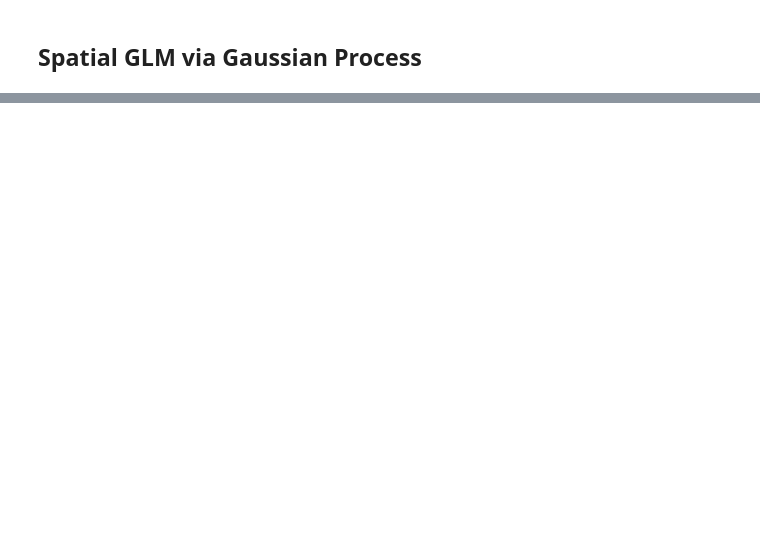
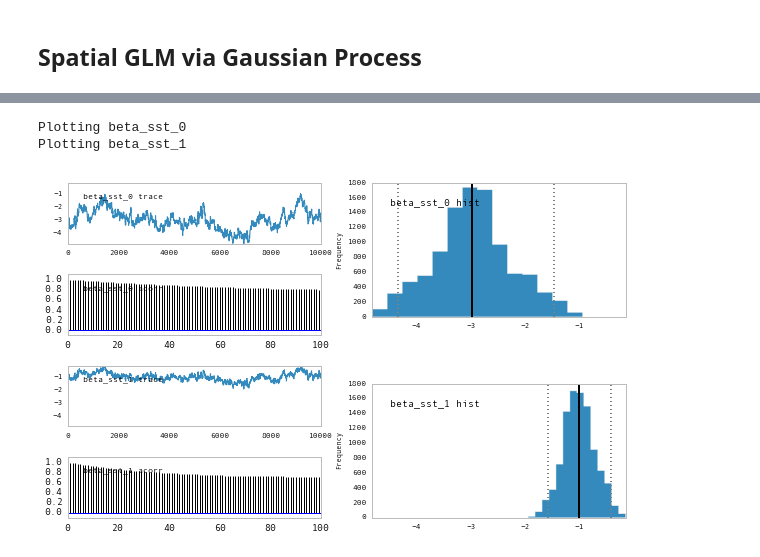
Before and after one commit to fonnesbeck/CharlestonLanesAnalysis, a Jupyter notebook: Charleston Shipping Lanes Analysis.ipynb, the cells around one changed output, grey strips where cells are left out. Cells and saved outputs as stored; diff of their text form; code cells hidden in the pictures; blank space fills up the shorter version.

```diff
--- a/Charleston Shipping Lanes Analysis.ipynb
+++ b/Charleston Shipping Lanes Analysis.ipynb
@@ -342,0 +457,6 @@ def risk_model():
+# %%
+Matplot.plot(M.beta_sst)
+# %% [output]
+Plotting beta_sst_0
+Plotting beta_sst_1
+[figure, added]
```
Also changed, not shown: parts of 27 cells of this notebook, 1 other file.
